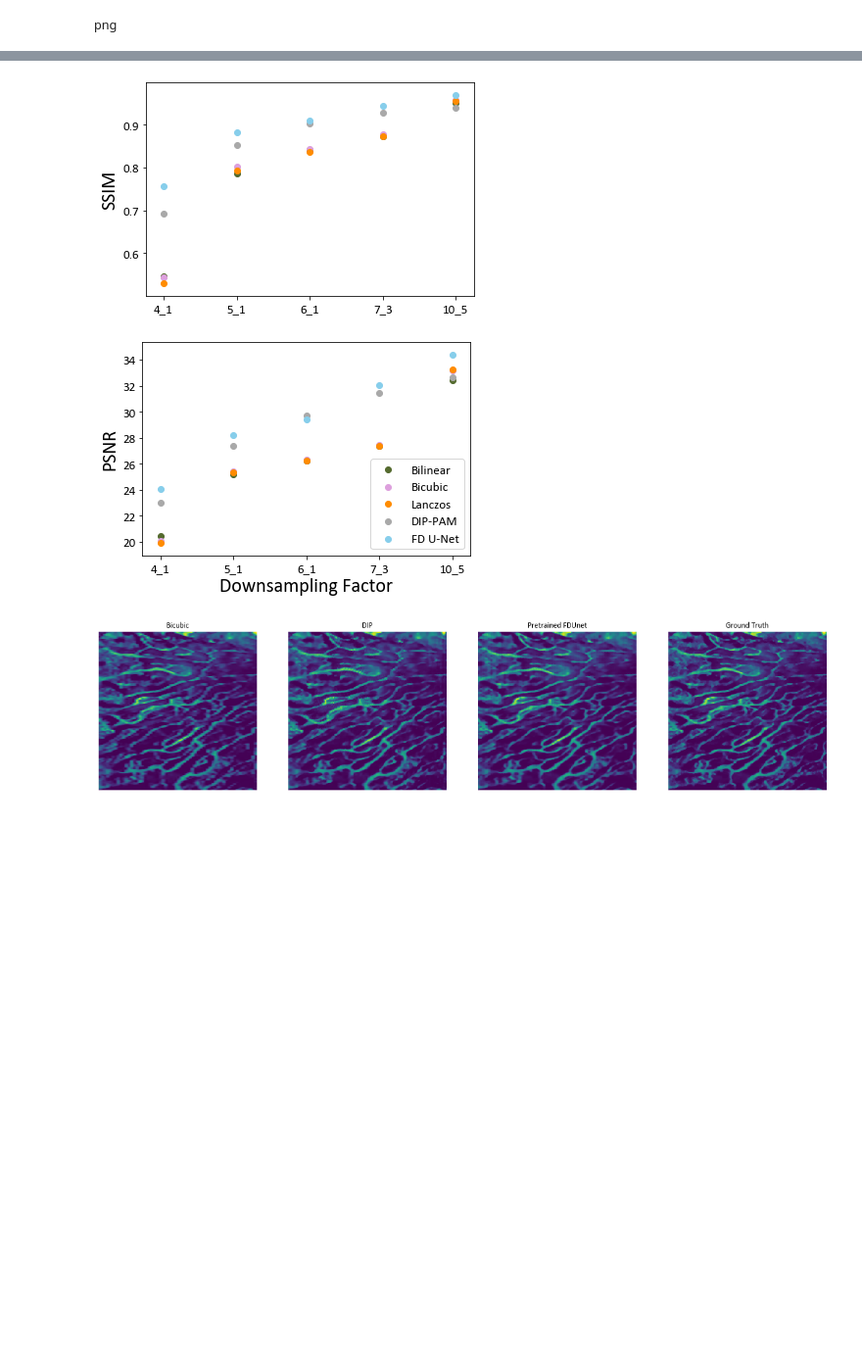
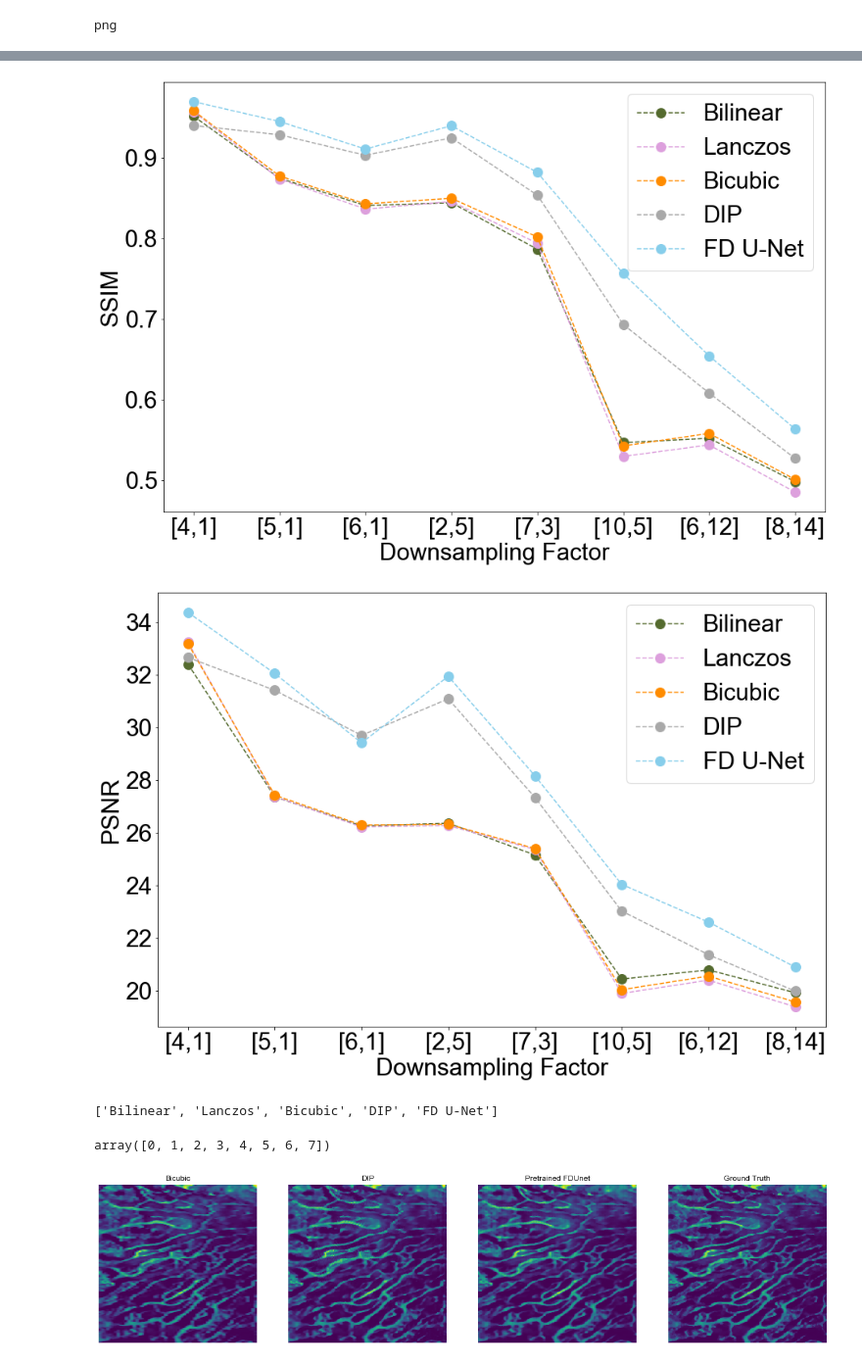
Before and after one commit to trivu169/deep-prior-pam, a Jupyter notebook: dipPAM_eval.ipynb, the cells around one changed output, grey strips where cells are left out. Shown at 98% size. Drawn from its saved outputs; the diff is of its cells as text; code cells hidden in the pictures; blank space fills up the shorter version.

```diff
--- a/dipPAM_eval.ipynb
+++ b/dipPAM_eval.ipynb
@@ -47,10 +128,12 @@ if LOG_READ:
 ### Evaluate SSIM
 # %%
 imgroot = './Data'
-pattern = ['4_1', '5_1', '6_1', '7_3', '10_5']
-pattern_n = ['[4,1]', '[5,1]', '[6,1]', '[7,3]', '[10,5]']
-metrics = ['SSIM', 'PSNR']
-method = ['Bilinear', 'Bicubic', 'Lanczos', 'DIP-PAM', 'FD U-Net']
+pattern = ['4_1', '5_1', '6_1', '2_5', '7_3', '10_5', '6_12', '8_14']
+pattern_n = ['[4,1]', '[5,1]', '[6,1]', '[2,5]', '[7,3]', '[10,5]', '[6,12]', '[8,14]']
+# pattern = ['4_1', '5_1', '6_1', '7_3', '10_5']
+# pattern_n = ['[4,1]', '[5,1]', '[6,1]', '[7,3]', '[10,5]']
+metrics = ['SSIM', 'PSNR (dB)']
+method = ['Bilinear', 'Lanczos', 'Bicubic', 'DIP', 'FD U-Net']
 batch = 37
 
 imgpath = imgroot + '/' + pattern[0]
@@ -287,7 +476,7 @@ s_bicubic_mean = np.mean(s_bicubic, axis=1)
 s_dl_mean = np.mean(s_dl, axis=1)
 s_bilinear_mean = np.mean(s_bilinear, axis=1)
 s_lanczos_mean = np.mean(s_lanczos, axis=1)
-s_mean = np.flipud(np.squeeze(np.dstack((s_bilinear_mean, s_bicubic_mean, s_lanczos_mean,
+s_mean = (np.squeeze(np.dstack((s_bilinear_mean, s_lanczos_mean, s_bicubic_mean,
                                s_dip_mean, s_dl_mean))))
 
 # Calculate mean PSNR
@@ -296,5 +485,5 @@ p_bicubic_mean = np.mean(p_bicubic, axis=1)
 p_dl_mean = np.mean(p_dl, axis=1)
 p_bilinear_mean = np.mean(p_bilinear, axis=1)
 p_lanczos_mean = np.mean(p_lanczos, axis=1)
-p_mean = np.flipud(np.squeeze(np.dstack((p_bilinear_mean, p_bicubic_mean, p_lanczos_mean,
+p_mean = (np.squeeze(np.dstack((p_bilinear_mean, p_lanczos_mean, p_bicubic_mean,
                                p_dip_mean, p_dl_mean))))
@@ -335,33 +530,42 @@ array([[3.03343833, 3.05137707, 3.06686155, 3.90230751, 4.02737321],
 # %%
-fsize = 13
+fsize = 30
+fig = plt.figure(figsize=(15,10))
 for i in range(s_mean.shape[1]):
 #     plt.errorbar(np.arange(0, s_mean.shape[0]), s_mean[:,i],
 #                 yerr=s_std[:,i], fmt='o', label=method[i],
 #                  capsize=5, mfc=method_c[i], mec=method_c[i],
 #                 ecolor=method_c[i])
-    plt.scatter(np.arange(0, s_mean.shape[0]), s_mean[:,i],
-                label=method[i], facecolor=method_c[i])
-plt.ylabel('SSIM', fontsize=20, fontname=fname)
+#     plt.scatter(np.arange(0, s_mean.shape[0]), s_mean[:,i],
+#                 label=method[i], facecolor=method_c[i])
+    plt.plot(np.arange(0, s_mean.shape[0]), s_mean[:,i], '--bo',
+                label=method[i], color=method_c[i], markersize=12)
+plt.ylabel('SSIM', fontsize=fsize, fontname=fname)
+plt.xlabel('Downsampling Factor', fontsize=fsize, fontname=fname)
 plt.yticks(fontsize=fsize, fontname=fname)
-plt.xticks([0, 1, 2, 3, 4], pattern, fontsize=fsize, fontname=fname)
-# plt.legend()
+plt.xticks(np.arange(0, len(pattern)), pattern_n, fontsize=fsize, fontname=fname)
+plt.rc('legend',fontsize=fsize)
+plt.rc('font',family=fname)
+plt.legend()
 plt.show()
 
+fig = plt.figure(figsize=(15,10))
 for i in range(p_mean.shape[1]):
 #     plt.errorbar(np.arange(0, p_mean.shape[0]), p_mean[:,i],
 #                 yerr=p_std[:,i], fmt='o', label=method[i],
 #                  capsize=5, mfc=method_c[i], mec=method_c[i],
 #                 ecolor=method_c[i])
-    plt.scatter(np.arange(0, s_mean.shape[0]), p_mean[:,i],
-                label=method[i], facecolor=method_c[i])
-plt.ylabel('PSNR', fontsize=20, fontname=fname)
-plt.xlabel('Downsampling Factor', fontsize=20, fontname=fname)
+#     plt.scatter(np.arange(0, s_mean.shape[0]), p_mean[:,i],
+#                 label=method[i], facecolor=method_c[i])
+    plt.plot(np.arange(0, s_mean.shape[0]), p_mean[:,i], '--bo',
+                label=method[i], color=method_c[i], markersize=12)
+plt.ylabel('PSNR', fontsize=fsize, fontname=fname)
+plt.xlabel('Downsampling Factor', fontsize=fsize, fontname=fname)
 plt.yticks(fontsize=fsize, fontname=fname)
-plt.xticks([0, 1, 2, 3, 4], pattern, fontsize=fsize, fontname=fname)
+plt.xticks(np.arange(0, len(pattern)), pattern_n, fontsize=fsize, fontname=fname)
 plt.rc('legend',fontsize=fsize)
 plt.rc('font',family=fname)
 plt.legend()
 plt.show()
 # %% [output]
-[figure, old version]
+[figure, new version]
-[figure, old version]
+[figure, new version]
@@ -368,3 +574,11 @@ plt.show()
+# %%
+method
+# %% [output]
+['Bilinear', 'Lanczos', 'Bicubic', 'DIP', 'FD U-Net']
+# %%
+np.arange(0, len(pattern))
+# %% [output]
+array([0, 1, 2, 3, 4, 5, 6, 7])
 # %%
 idx = [1, 1]
 fig = plt.figure(figsize=(20,10))
```
Also changed, not shown: parts of 46 cells of this notebook, 3 other files.
